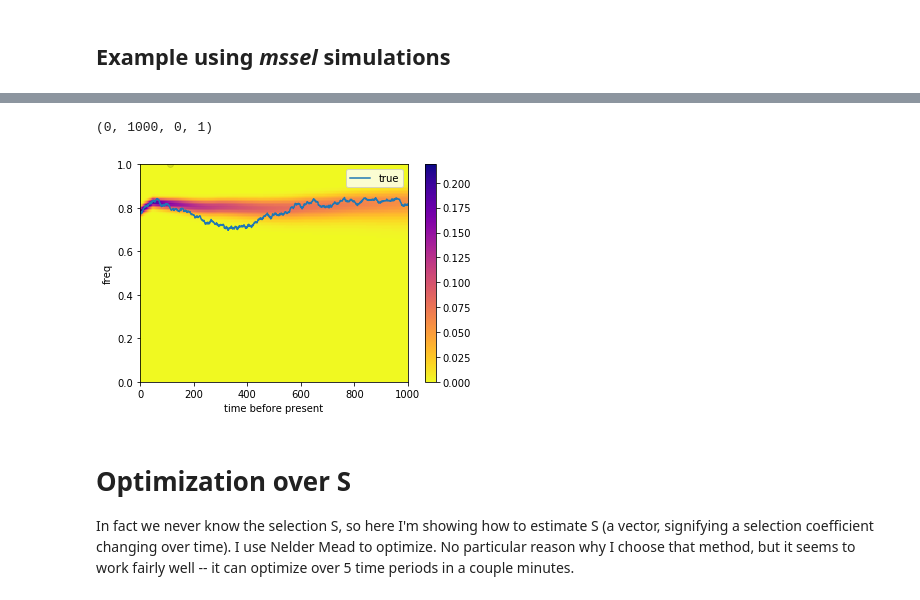
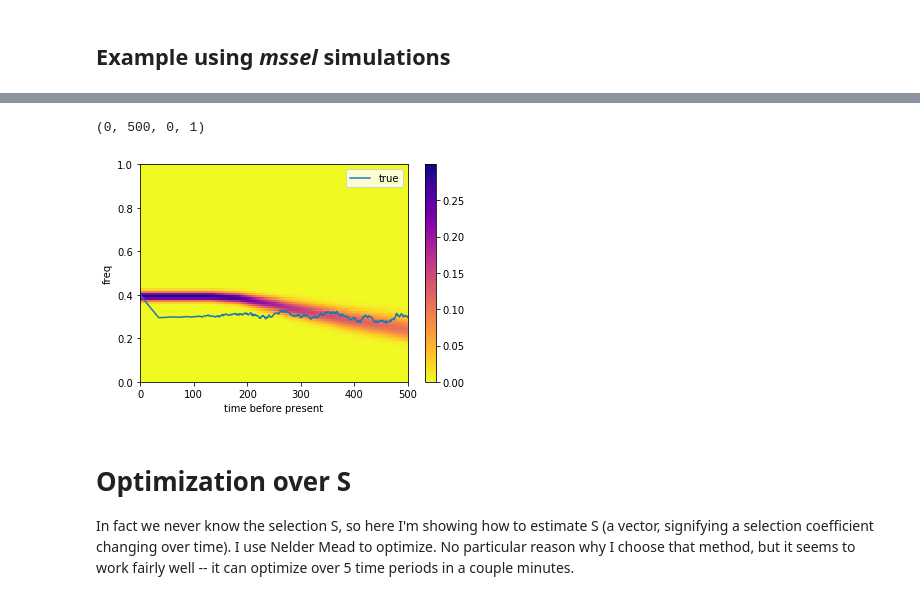
Before and after one commit to standard-aaron/clues, a Jupyter notebook: workbook.ipynb, the cells around one changed output, grey strips where cells are left out. Saved outputs shown, nothing was run; the diff lists cells and outputs as text; code cells hidden in the pictures.

```diff
--- a/workbook.ipynb
+++ b/workbook.ipynb
@@ -511,7 +513,7 @@ def initialize_pulse_model(s,tOn,tOff,Ne=1*10**4,gens=500,tSkip=1):
 
     N = Ne * np.ones(gens)
 
-    a=1
+    a=0.5
     b=a
     c = 1/(2*Ne)
     df = 150
@@ -536,9 +538,9 @@ def initialize_epoch_model(S,timeBins,Ne=1*10**4,gens=500):
 
 def load_normal_tables():
     # read in global Phi(z) lookups
-    z_bins = np.genfromtxt('z_bins.txt')
-    z_logcdf = np.genfromtxt('z_logcdf.txt')
-    z_logsf = np.genfromtxt('z_logsf.txt')
+    z_bins = np.genfromtxt('utils/z_bins.txt')
+    z_logcdf = np.genfromtxt('utils/z_logcdf.txt')
+    z_logsf = np.genfromtxt('utils/z_logsf.txt')
     return z_bins,z_logcdf,z_logsf
 
 def plot_trajs(trueTraj,alphaMat,betaMat,freqs,gens=500,tSkip=10):
@@ -568,9 +570,9 @@ The cell below demonstrates (1) simulation of the trajectory (and genotypes) and
 
 ### 1 ### Simulation
 
-sTrue = 0.01
-tOnTrue = 300
-tOffTrue = 100
+sTrue = 0.02
+tOnTrue = 400
+tOffTrue = 300
 p0 = 0.05
 Ne = 1*10**4
 gens = 500
@@ -583,8 +585,8 @@ currentFreq = traj[0]
 ### 2 ### Inference (fixing the values of s/tOn/tOff)
 
 sNominal = 0.01
-tOnNominal = 300
-tOffNominal = 100
+tOnNominal = 400
+tOffNominal = 300
 
 sel,epochs,N,freqs = initialize_pulse_model(sNominal,tOnNominal,tOffNominal,Ne=Ne,gens=gens,tSkip=tSkip)
 ancGLs, genos = simulate_gls_from_traj(epochs,traj,gens,nsamp=1000)
@@ -646,7 +648,7 @@ stop=1000
 epochs = np.arange(0.0,stop)
 t = np.linspace(0,stop,stop)
 
-pwd = 'trait_example/ld_53'
+pwd = 'locus_examples/ld_8'
 traj = np.genfromtxt('%s/mssel.traj'%(pwd),skip_header=3)[:,1]
 nDer = 2000
 nAnc = 1000
@@ -711,38 +693,42 @@ df[df.s==0]
 # %%
-
-
 noCoals = 0
 
 if not noCoals:
     derTimes = np.load('%s/mssel.der.npy'%(pwd))[0,:]
     ancTimes = np.load('%s/mssel.anc.npy'%(pwd))[0,:]
     times = -1.0*np.ones((2,np.max([len(derTimes),len(ancTimes)])))
     times[0,:len(derTimes)] = 1*derTimes
     times[1,:len(ancTimes)] = 1*ancTimes
 
 currentFreq = traj[0]
-sNominal = -0.01
-tOnNominal = 50
+sNominal = 0.004
+tOnNominal = 500
 tOffNominal = 0
 gens = 1000
 Ne=1*10**4
 tSkip=1
 
 
-ancGLs, genos = simulate_gls_from_traj(epochs,traj,500,nsamp=1)
+ancGLs, genos = simulate_gls_from_traj(epochs,traj,100,nsamp=0)
 #ancGLs = np.zeros((0,0))
 sel,epochs,N,freqs = initialize_pulse_model(sNominal,tOnNominal,tOffNominal,Ne=Ne,gens=gens,tSkip=tSkip)
 z_bins,z_logcdf,z_logsf = load_normal_tables()
+
+coalFile = 'example/example.coal'
+Nepochs = np.genfromtxt(coalFile,skip_header=1,skip_footer=1)
+Ne = 0.5/np.genfromtxt(coalFile,skip_header=2)[2:-1]
+Ne = np.array(list(Ne)+[Ne[-1]])
+N = Ne[np.digitize(epochs,Nepochs)-1]
 
 alphaMat = forward_algorithm(sel,times,epochs,N,freqs,z_bins,z_logcdf,z_logsf,ancGLs,noCoals=noCoals)
 betaMat = backward_algorithm(sel,times,epochs,N,freqs,z_bins,z_logcdf,z_logsf,ancGLs,noCoals=noCoals,currFreq=currentFreq)
 
 plot_trajs(traj,alphaMat,betaMat,freqs,gens=gens,tSkip=tSkip)
 plot_genos(ancGLs[:,0],genos)
-plt.axis((0,1000,0,1))
+plt.axis((0,500,0,1))
 # %% [output]
-(0, 1000, 0, 1)
+(0, 500, 0, 1)
-[figure, old version]
+[figure, new version]
 # %% [markdown]
 # Optimization over S
 
```
Also changed, not shown: parts of 6 cells of this notebook.
